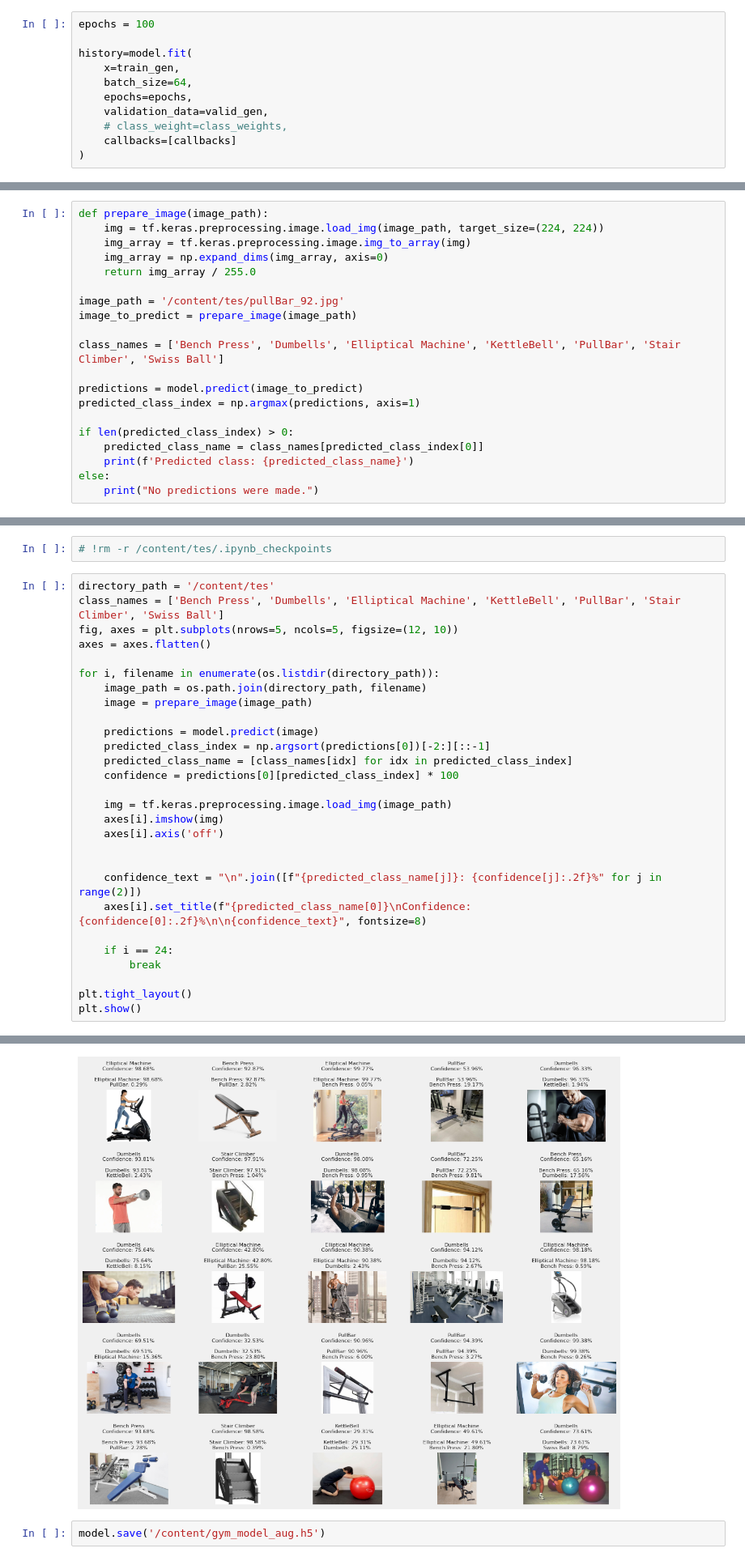
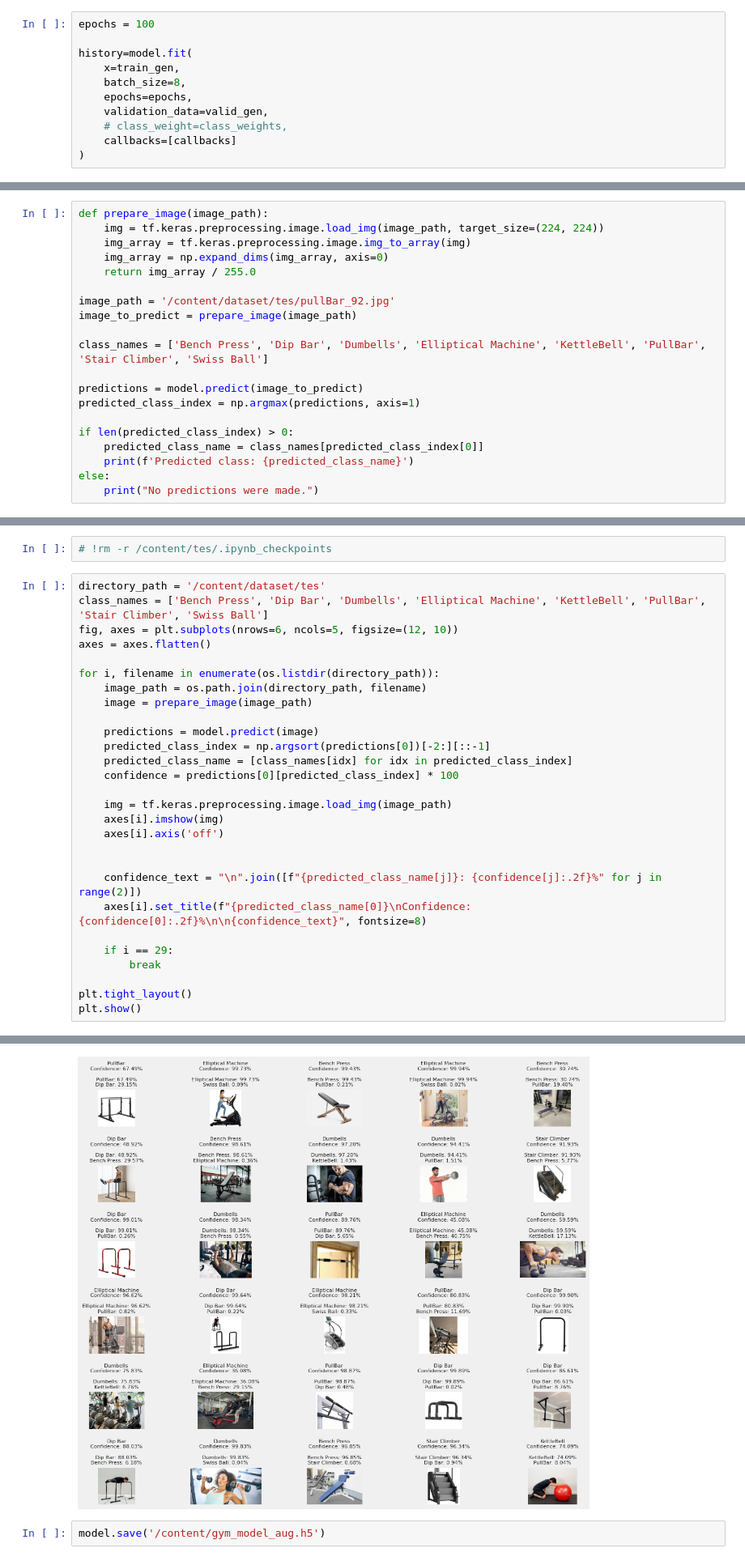
Before and after one commit to GymLens/Machine-Learning, a Jupyter notebook: CNN_TF_MobileNetV2_Aug.ipynb, the cells around one changed output, grey strips where cells are left out. Shown at 81% size. Saved outputs shown, nothing was run; the diff lists cells and outputs as text.

```diff
--- a/CNN_TF_MobileNetV2_Aug.ipynb
+++ b/CNN_TF_MobileNetV2_Aug.ipynb
@@ -284,7 +306,7 @@ epochs = 100
 
 history=model.fit(
     x=train_gen,
-    batch_size=64,
+    batch_size=8,
     epochs=epochs,
     validation_data=valid_gen,
     # class_weight=class_weights,
@@ -493,10 +514,10 @@ def prepare_image(image_path):
     img_array = np.expand_dims(img_array, axis=0)
     return img_array / 255.0
 
-image_path = '/content/tes/pullBar_92.jpg'
+image_path = '/content/dataset/tes/pullBar_92.jpg'
 image_to_predict = prepare_image(image_path)
 
-class_names = ['Bench Press', 'Dumbells', 'Elliptical Machine', 'KettleBell', 'PullBar', 'Stair Climber', 'Swiss Ball']
+class_names = ['Bench Press', 'Dip Bar', 'Dumbells', 'Elliptical Machine', 'KettleBell', 'PullBar', 'Stair Climber', 'Swiss Ball']
 
 predictions = model.predict(image_to_predict)
 predicted_class_index = np.argmax(predictions, axis=1)
@@ -512,9 +533,9 @@ Predicted class: PullBar
 # %%
 # !rm -r /content/tes/.ipynb_checkpoints
 # %%
-directory_path = '/content/tes'
-class_names = ['Bench Press', 'Dumbells', 'Elliptical Machine', 'KettleBell', 'PullBar', 'Stair Climber', 'Swiss Ball']
-fig, axes = plt.subplots(nrows=5, ncols=5, figsize=(12, 10))
+directory_path = '/content/dataset/tes'
+class_names = ['Bench Press', 'Dip Bar', 'Dumbells', 'Elliptical Machine', 'KettleBell', 'PullBar', 'Stair Climber', 'Swiss Ball']
+fig, axes = plt.subplots(nrows=6, ncols=5, figsize=(12, 10))
 axes = axes.flatten()
 
 for i, filename in enumerate(os.listdir(directory_path)):
@@ -534,7 +555,7 @@ for i, filename in enumerate(os.listdir(directory_path)):
     confidence_text = "\n".join([f"{predicted_class_name[j]}: {confidence[j]:.2f}%" for j in range(2)])
     axes[i].set_title(f"{predicted_class_name[0]}\nConfidence: {confidence[0]:.2f}%\n\n{confidence_text}", fontsize=8)
 
-    if i == 24:
+    if i == 29:
         break
 
 plt.tight_layout()
@@ -560,4 +581,4 @@ plt.show()
-[figure, old version]
+[figure, new version]
 # %%
 model.save('/content/gym_model_aug.h5')
 # %% [output]
```
Also changed, not shown: parts of 14 cells of this notebook.
